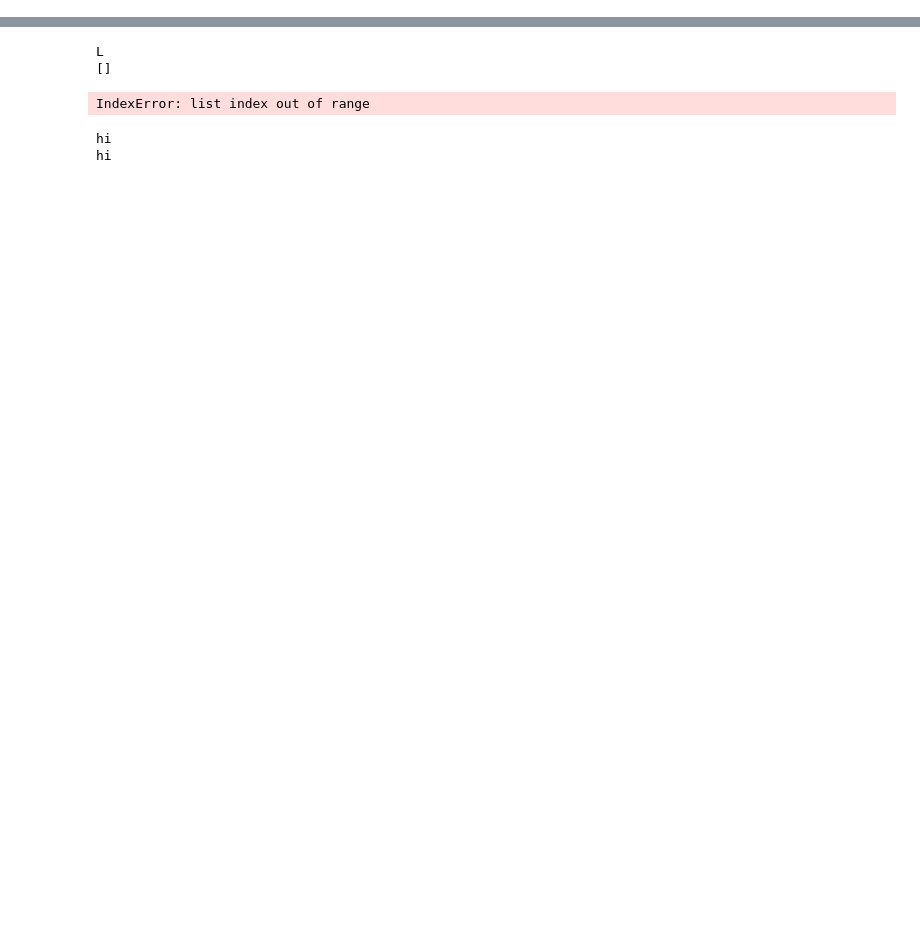
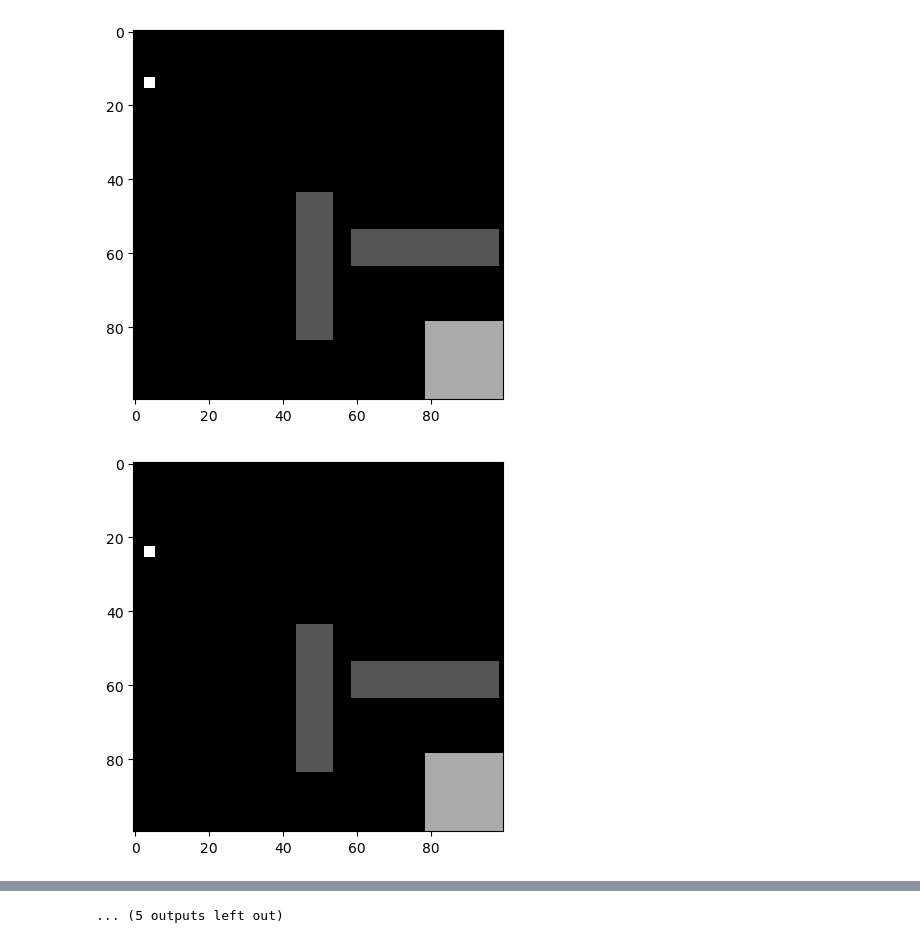
Before and after one commit to Prithvij2004/grid_world_continuous, a Jupyter notebook: Continuous Grid World.ipynb, the cells around one changed output, grey strips where cells are left out. Cells and saved outputs as stored; diff of their text form; code cells hidden in the pictures; blank space fills up the shorter version.

```diff
--- a/Continuous Grid World.ipynb
+++ b/Continuous Grid World.ipynb
@@ -113,5 +143,5 @@ class Agent:
 # %%
-def play(world, Agent, alpha=0.9, gamma=0.2, episode=500, epsilon = 0.9):
+def play(world, Agent, alpha=0.9, gamma=1, episode=1000, epsilon = 0.9):
     steps_per_episode = []
     cost_per_episode = []                      #used for storing the total cost of each episode for plotting
     epsilon_per_episode = []
@@ -123,69 +153,86 @@ def play(world, Agent, alpha=0.9, gamma=0.2, episode=500, epsilon = 0.9):
     world.create_blocked()
 
     for z in range(episode):
+
         cumulative_cost = 0
         steps = 0
         grid_per_step = []
-            # grid_wrld = self.world.grid_wrld()
-
         action_per_step = []
         qvalue_per_step = []
         cost_per_step = []
         state_per_step = []
-        while world.episode_break(world.state[4]) == False:
+        while world.episode_break(world.state) != True:
+
             lastState = world.state
 
             state_per_step.append(lastState[4])
 
             action = Agent.action_selection(epsilon, lastState[4])
 
-            currentState = world.transition_function(action)
+            per_cost = world.transition_function(action, lastState)
 
-            per_cost = world.cost_movement(currentState)
-            print(action)
-            print(currentState)
-            x = Agent.q_value_update(lastState[4], currentState[4], action, per_cost)
+            currentState = world.state
+
+            x = Agent.q_value_update(lastState[4], currentState[4], action, per_cost, alpha, gamma)
+
+            qvalue_per_step.append(x)
+
+            if z > 998 and z< 1000:
+              # print(lastState[4],"   ", action, "   ", currentState, "    ", x)
+              grid = world.show_world()
+              grid = world.agentPosition(grid)
+              plt.imshow(grid, cmap = 'gray')
+              plt.pause(0.0001)
+
+            lastState = world.state
 
             cumulative_cost += per_cost
             steps += 1
-            # grid_per_step.append(grid)
-            # action_index_per_step.append(action_index)
+
+
             qvalue_per_step.append(x)
             cost_per_step.append(per_cost)
 
-        if world.episode_break() == True:
+
+        if world.episode_break(world.state) == True:
             world.state = world.initial_state
 
-        if z % 50 == 0:
+
+        if z % 100 == 0:
             epsilon *= 0.45
+
+
 
         steps_per_episode.append(steps)
         cost_per_episode.append(cumulative_cost)
         epsilon_per_episode.append(epsilon)
-        # grid_per_episode.append(grid_per_step)
         action_per_episode.append(action_per_step)
         qvalue_per_episode.append(qvalue_per_step)
         state_per_episode.append(state_per_step)
 
     return cost_per_episode, state_per_episode, epsilon_per_episode, action_per_episode, qvalue_per_episode, state_per_episode
 # %%
-world = Continuous_gridWorld([(50, 50), (60, 50), (70, 50), (90, 50), (60,65), (60, 75), (60, 85), (60, 95)])
+world = Continuous_gridWorld([(49, 49), (59, 49), (69, 49), (79, 49), (59, 64), (59, 74), (59, 84), (59, 94)])
 Agentx = Agent()
 
 
 cost_per_episode, steps_per_episode, epsilon_per_episode, action_index_per_episode, qvalue_per_episode, state_per_episode = play(world, Agentx)
+
+
 
 
 # using matplotlib for plotting episode in x-axis and cost in y-axis
 # fig1 = plt.figure("Figure1")
 # plt.plot(cost_per_episode)
 # plt.ylim(0, 150)
 # plt.title("Cost per Episode")
 # fig2 = plt.figure("Figure2")
 # plt.plot(steps_per_episode)
 # plt.ylim(0, 150)
 # plt.title("Steps per Episode")
 # fig3 = plt.figure("Figure3")
 # plt.plot(epsilon_per_episode)
 # plt.title("Epsilon per Episode")
 # %% [output]
+[figure, added]
+[figure, added]
@@ -192,13 +249 @@ cost_per_episode, steps_per_episode, epsilon_per_episode, action_index_per_episo
-L
-[]
+... (5 outputs left out)
-IndexError: list index out of range
-# %%
-x = [1, 2, 3]
-y = [2, 9, 1]
-
-for i in x:
-    if i in y:
-        print('hi')
-# %% [output]
-hi
-hi
```
Also changed, not shown: parts of 3 cells of this notebook.
